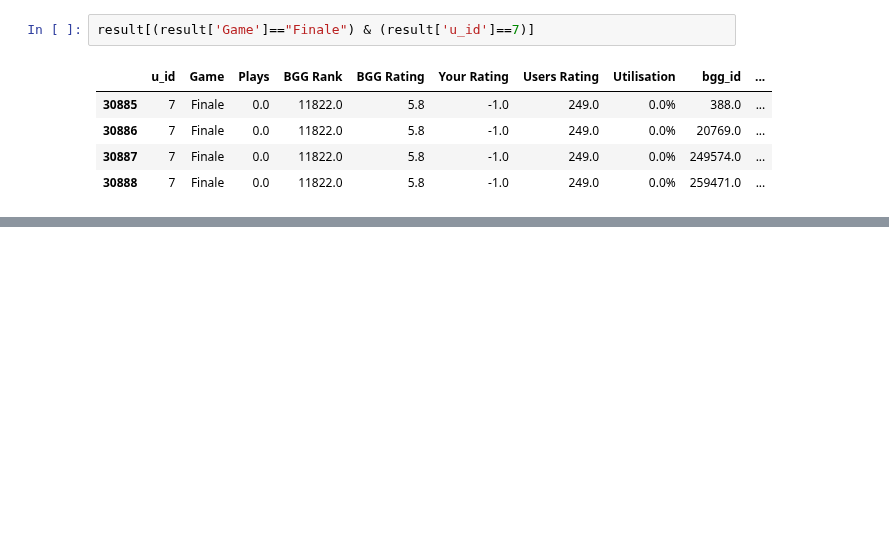
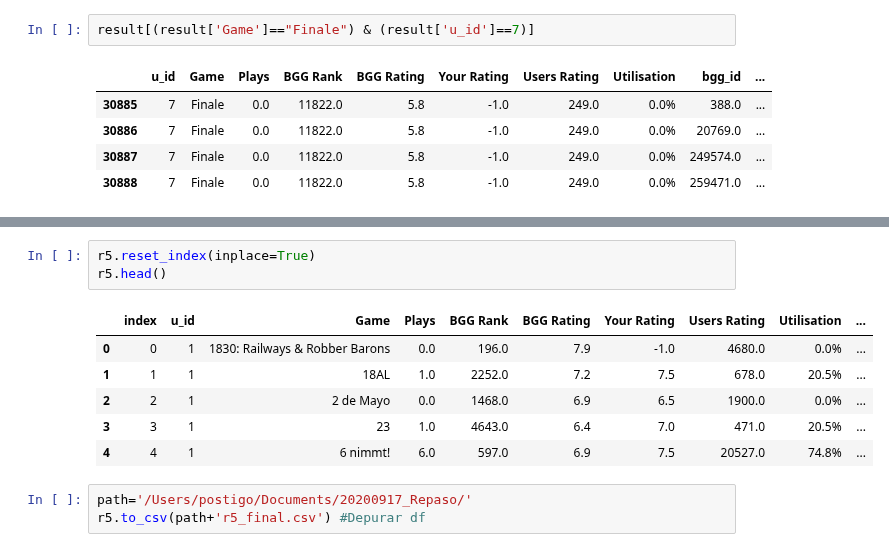
Before and after one commit to LourdesRodriguez/recommender_system, a Jupyter notebook: 2_Data_Understanding.ipynb, the cells around one changed output, grey strips where cells are left out. Drawn from its saved outputs; the diff is of its cells as text; blank space fills up the shorter version.

```diff
--- a/2_Data_Understanding.ipynb
+++ b/2_Data_Understanding.ipynb
@@ -881,0 +896,13 @@ result[(result['Game']=="Finale") & (result['u_id']==7)]
+# %%
+r5.reset_index(inplace=True)
+r5.head()
+# %% [output]
+|  | index | u_id | Game | Plays | BGG Rank | BGG Rating | Your Rating | Users Rating | Utilisation | ... |
+| 0 | 0 | 1 | 1830: Railways & Robber Barons | 0.0 | 196.0 | 7.9 | -1.0 | 4680.0 | 0.0% | ... |
+| 1 | 1 | 1 | 18AL | 1.0 | 2252.0 | 7.2 | 7.5 | 678.0 | 20.5% | ... |
+| 2 | 2 | 1 | 2 de Mayo | 0.0 | 1468.0 | 6.9 | 6.5 | 1900.0 | 0.0% | ... |
+| 3 | 3 | 1 | 23 | 1.0 | 4643.0 | 6.4 | 7.0 | 471.0 | 20.5% | ... |
+| 4 | 4 | 1 | 6 nimmt! | 6.0 | 597.0 | 6.9 | 7.5 | 20527.0 | 74.8% | ... |
+# %%
+path='/Users/postigo/Documents/20200917_Repaso/'
+r5.to_csv(path+'r5_final.csv') #Depurar df
```
Also changed, not shown: parts of 4 cells of this notebook.
